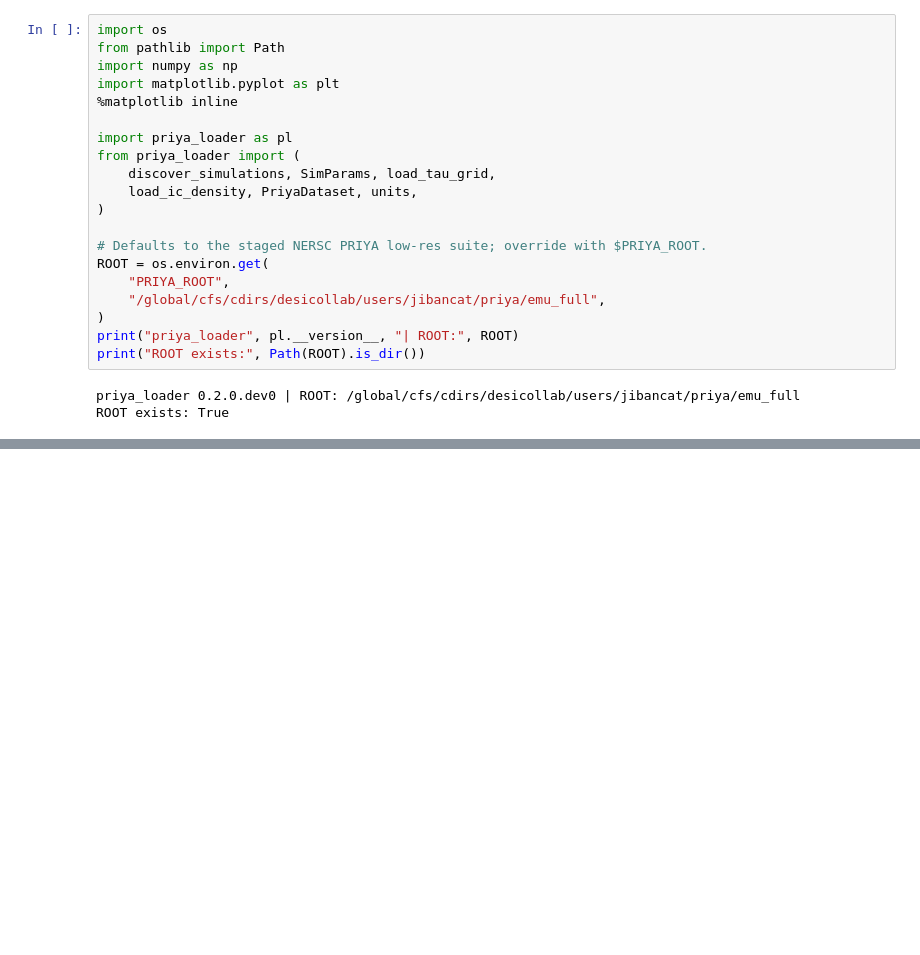
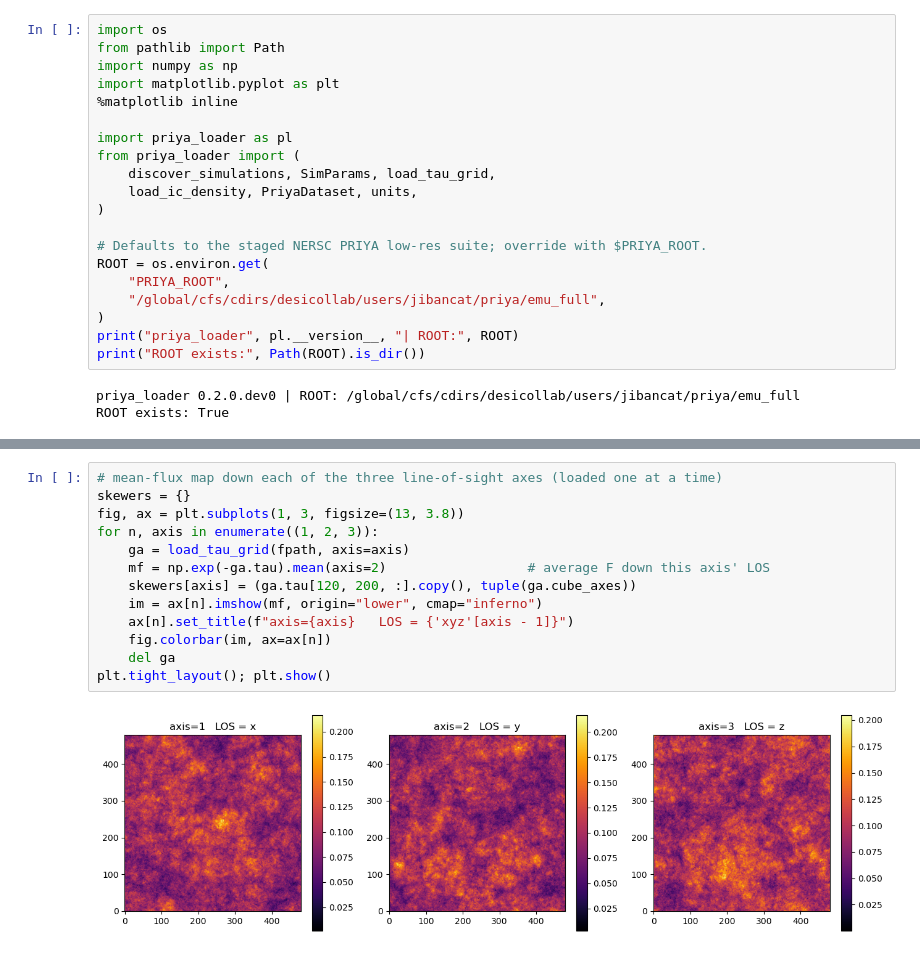
Before and after one commit to jibanCat/priya_loader, a Jupyter notebook: notebooks/quickstart.ipynb, the cells around one changed output, grey strips where cells are left out. Saved outputs shown, nothing was run; the diff lists cells and outputs as text; blank space fills up the shorter version.

```diff
--- a/notebooks/quickstart.ipynb
+++ b/notebooks/quickstart.ipynb
@@ -165,0 +202,15 @@ cube_axes: ('x', 'y', 'z')    <F> (whole cube): 0.095
+# %%
+# mean-flux map down each of the three line-of-sight axes (loaded one at a time)
+skewers = {}
+fig, ax = plt.subplots(1, 3, figsize=(13, 3.8))
+for n, axis in enumerate((1, 2, 3)):
+    ga = load_tau_grid(fpath, axis=axis)
+    mf = np.exp(-ga.tau).mean(axis=2)                  # average F down this axis' LOS
+    skewers[axis] = (ga.tau[120, 200, :].copy(), tuple(ga.cube_axes))
+    im = ax[n].imshow(mf, origin="lower", cmap="inferno")
+    ax[n].set_title(f"axis={axis}   LOS = {'xyz'[axis - 1]}")
+    fig.colorbar(im, ax=ax[n])
+    del ga
+plt.tight_layout(); plt.show()
+# %% [output]
+[figure, added]
```
Also changed, not shown: parts of 23 cells of this notebook, 1 other file.
